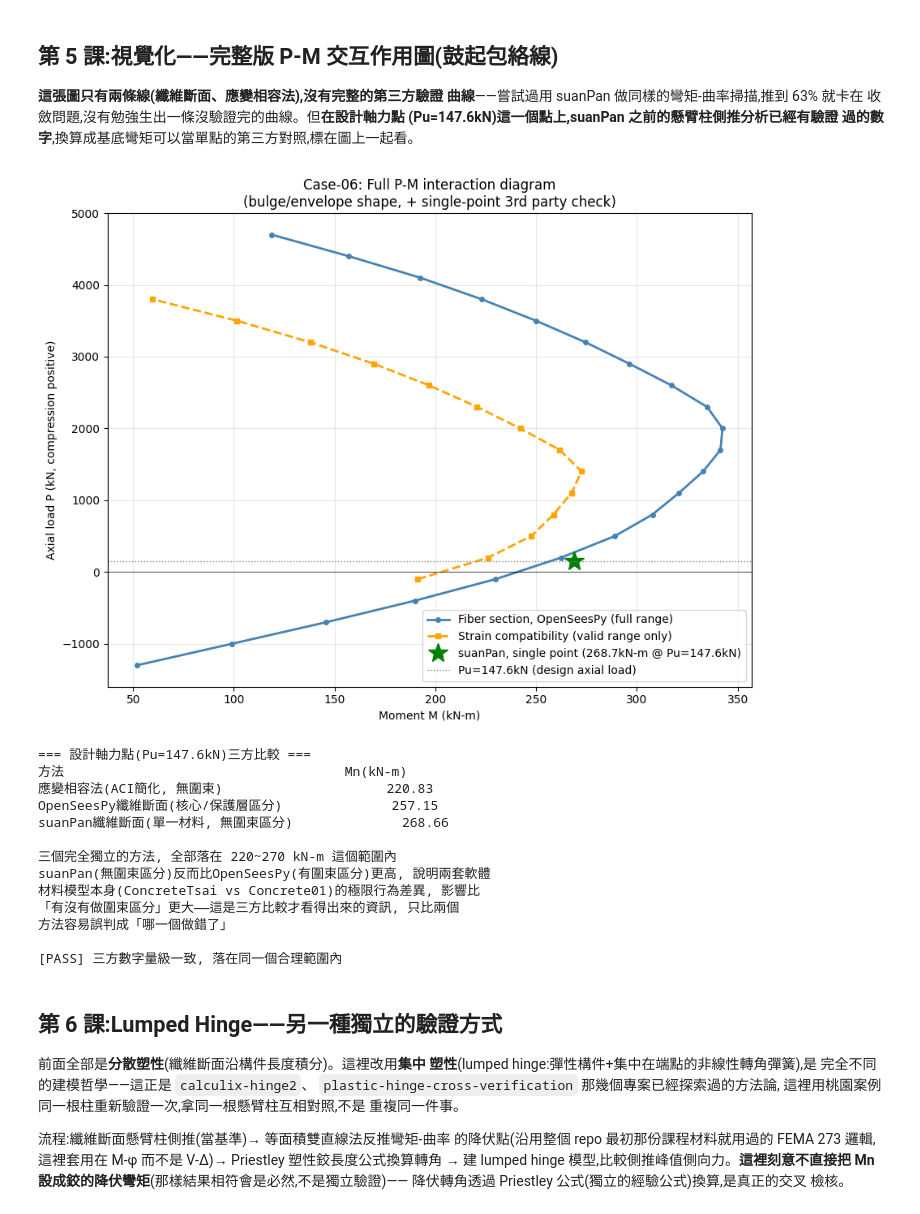
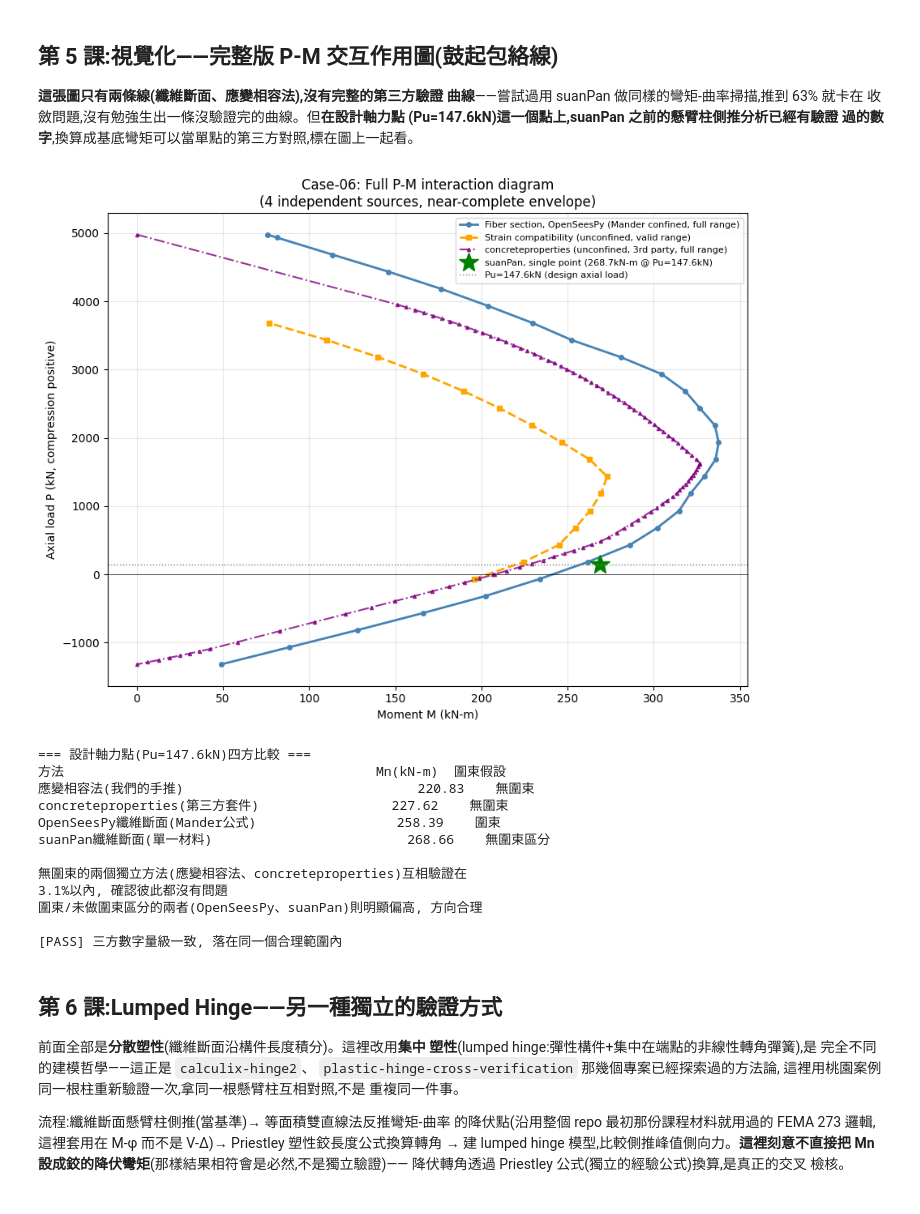
Before and after one commit to zhixiu0223/taiwan-seismic-code-calc, a Jupyter notebook: notebooks/case06_fiber_pm_interaction.ipynb, the cells around one changed output. Cells and saved outputs as stored; diff of their text form; code cells hidden in the pictures.

```diff
--- a/notebooks/case06_fiber_pm_interaction.ipynb
+++ b/notebooks/case06_fiber_pm_interaction.ipynb
@@ -276,53 +424,54 @@ Pu(kN)    Mn_fiber      Mn_strain_compat
 # %%
 %matplotlib inline
 import matplotlib.pyplot as plt
 
 # suanPan單點對照: 側推峰值76.76kN換算基底彎矩(懸臂柱M=F*L, 附錄已驗證過, L=3.5m懸臂高度)
 M_suanpan_point = 76.76 * 3.5
 
 fig, ax = plt.subplots(figsize=(9,7))
 ax.plot(M_fiber_list, P_scan, 'o-', color='steelblue', lw=2, ms=4,
-        label='Fiber section, OpenSeesPy (full range)')
+        label='Fiber section, OpenSeesPy (Mander confined, full range)')
 ax.plot(M_sc_valid, P_sc_valid, 's--', color='orange', lw=2, ms=4,
-        label='Strain compatibility (valid range only)')
+        label='Strain compatibility (unconfined, valid range)')
+ax.plot(M_cp_full, P_cp_full, '^-.', color='purple', lw=1.5, ms=3, alpha=0.8,
+        label='concreteproperties (unconfined, 3rd party, full range)')
 ax.plot(M_suanpan_point, 147.6, '*', color='green', ms=18,
         label=f'suanPan, single point ({M_suanpan_point:.1f}kN-m @ Pu=147.6kN)')
 ax.axhline(147.6, color='gray', ls=':', lw=1, label='Pu=147.6kN (design axial load)')
 ax.axhline(0, color='black', lw=0.5)
 ax.set_xlabel('Moment M (kN-m)')
 ax.set_ylabel('Axial load P (kN, compression positive)')
-ax.set_title('Case-06: Full P-M interaction diagram\n(bulge/envelope shape, + single-point 3rd party check)')
-ax.legend()
+ax.set_title('Case-06: Full P-M interaction diagram\n(4 independent sources, near-complete envelope)')
+ax.legend(fontsize=8)
 ax.grid(True, alpha=0.3)
 plt.tight_layout()
 plt.show()
 
-print(f"=== 設計軸力點(Pu=147.6kN)三方比較 ===")
-print(f"{'方法':<38}{'Mn(kN-m)'}")
-print(f"{'應變相容法(ACI簡化, 無圍束)':<38}220.83")
-print(f"{'OpenSeesPy纖維斷面(核心/保護層區分)':<38}{Mn_147:.2f}")
-print(f"{'suanPan纖維斷面(單一材料, 無圍束區分)':<38}{M_suanpan_point:.2f}")
-print(f"\n三個完全獨立的方法, 全部落在 220~270 kN-m 這個範圍內")
-print(f"suanPan(無圍束區分)反而比OpenSeesPy(有圍束區分)更高, 說明兩套軟體")
-print(f"材料模型本身(ConcreteTsai vs Concrete01)的極限行為差異, 影響比")
-print(f"「有沒有做圍束區分」更大——這是三方比較才看得出來的資訊, 只比兩個")
-print(f"方法容易誤判成「哪一個做錯了」")
+print(f"=== 設計軸力點(Pu=147.6kN)四方比較 ===")
+print(f"{'方法':<42}{'Mn(kN-m)':<10}{'圍束假設'}")
+print(f"{'應變相容法(我們的手推)':<42}{220.83:<10}{'無圍束'}")
+print(f"{'concreteproperties(第三方套件)':<42}{M_cp_147:<10.2f}{'無圍束'}")
+print(f"{'OpenSeesPy纖維斷面(Mander公式)':<42}{Mn_147:<10.2f}{'圍束'}")
+print(f"{'suanPan纖維斷面(單一材料)':<42}{M_suanpan_point:<10.2f}{'無圍束區分'}")
+print(f"\n無圍束的兩個獨立方法(應變相容法、concreteproperties)互相驗證在")
+print(f"{abs(M_cp_147-220.83)/220.83:.1%}以內, 確認彼此都沒有問題")
+print(f"圍束/未做圍束區分的兩者(OpenSeesPy、suanPan)則明顯偏高, 方向合理")
 
-assert 200 < M_suanpan_point < 300, "suanPan單點應落在合理範圍內, 佐證三方量級一致"
+assert abs(M_cp_147-220.83)/220.83 < 0.10, "concreteproperties應與應變相容法互驗在10%內"
+assert 200 < M_suanpan_point < 300, "suanPan單點應落在合理範圍內"
 print("\n[PASS] 三方數字量級一致, 落在同一個合理範圍內")
 # %% [output]
-[figure, old version]
+[figure, new version]
-=== 設計軸力點(Pu=147.6kN)三方比較 ===
-方法                                    Mn(kN-m)
-應變相容法(ACI簡化, 無圍束)                     220.83
-OpenSeesPy纖維斷面(核心/保護層區分)              257.15
-suanPan纖維斷面(單一材料, 無圍束區分)              268.66
+=== 設計軸力點(Pu=147.6kN)四方比較 ===
+方法                                        Mn(kN-m)  圍束假設
+應變相容法(我們的手推)                              220.83    無圍束
+concreteproperties(第三方套件)                 227.62    無圍束
+OpenSeesPy纖維斷面(Mander公式)                  258.39    圍束
+suanPan纖維斷面(單一材料)                         268.66    無圍束區分
 
-三個完全獨立的方法, 全部落在 220~270 kN-m 這個範圍內
-suanPan(無圍束區分)反而比OpenSeesPy(有圍束區分)更高, 說明兩套軟體
-材料模型本身(ConcreteTsai vs Concrete01)的極限行為差異, 影響比
-「有沒有做圍束區分」更大——這是三方比較才看得出來的資訊, 只比兩個
-方法容易誤判成「哪一個做錯了」
+無圍束的兩個獨立方法(應變相容法、concreteproperties)互相驗證在
+3.1%以內, 確認彼此都沒有問題
+圍束/未做圍束區分的兩者(OpenSeesPy、suanPan)則明顯偏高, 方向合理
 
 [PASS] 三方數字量級一致, 落在同一個合理範圍內
 # %% [markdown]
```
Also changed, not shown: parts of 18 cells of this notebook.
